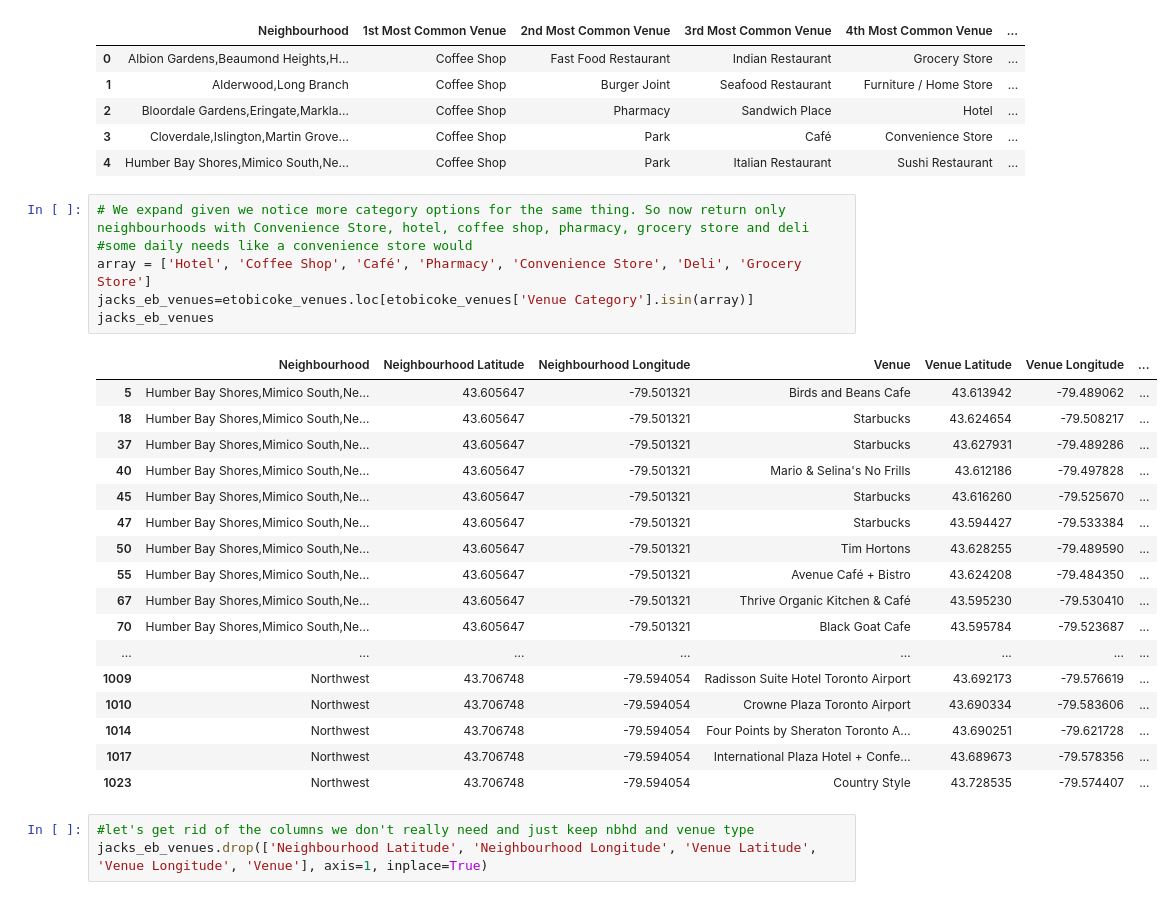
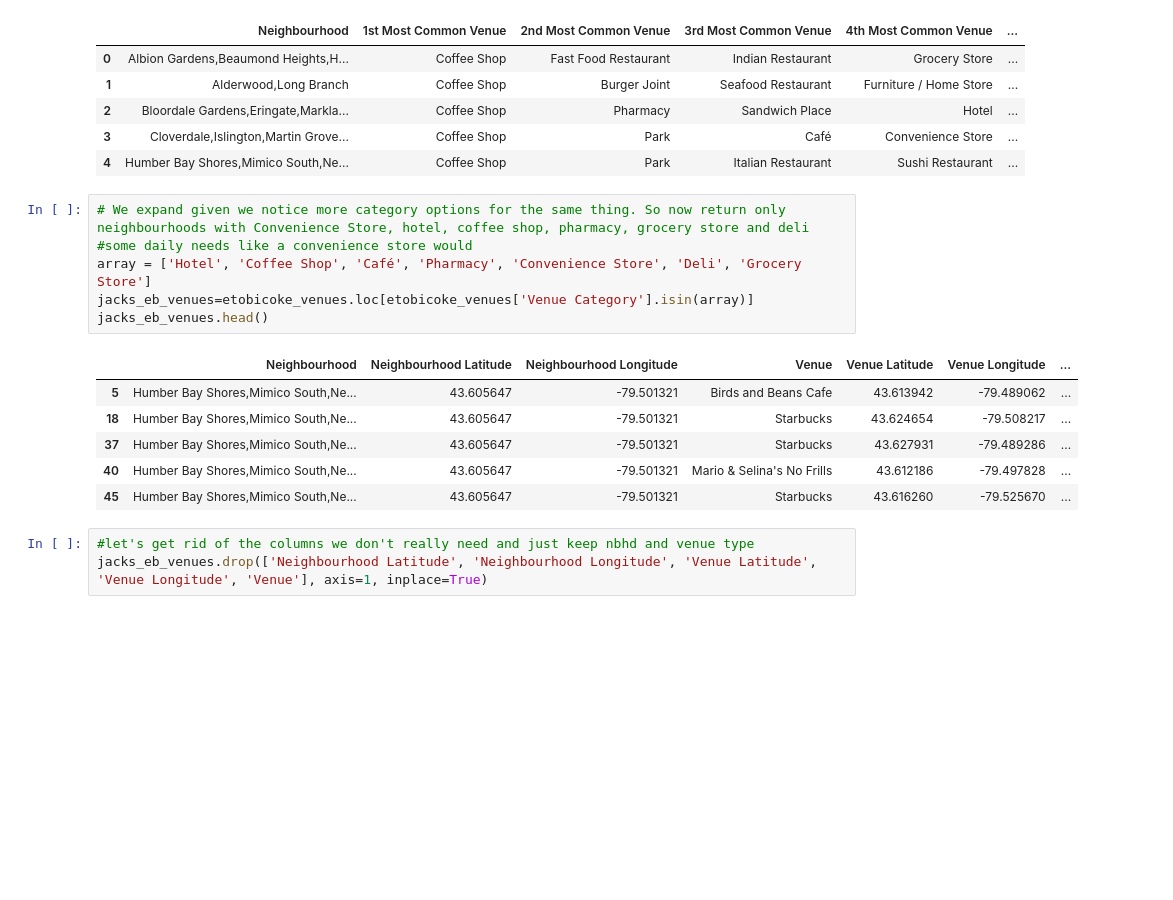
Before and after one commit to ManalChakra/Coursera_Capstone, a Jupyter notebook: Battle of the Boroughs.ipynb, the cells around one changed output. Saved outputs shown, nothing was run; the diff lists cells and outputs as text; blank space fills up the shorter version.

```diff
--- a/Battle of the Boroughs.ipynb
+++ b/Battle of the Boroughs.ipynb
@@ -1339,27 +1266,16 @@ neighbourhoods_eb_venues_sorted.head()
 # %%
 # We expand given we notice more category options for the same thing. So now return only neighbourhoods with Convenience Store, hotel, coffee shop, pharmacy, grocery store and deli
 #some daily needs like a convenience store would
 array = ['Hotel', 'Coffee Shop', 'Café', 'Pharmacy', 'Convenience Store', 'Deli', 'Grocery Store']
 jacks_eb_venues=etobicoke_venues.loc[etobicoke_venues['Venue Category'].isin(array)]
-jacks_eb_venues
+jacks_eb_venues.head()
 # %% [output]
 |  | Neighbourhood | Neighbourhood Latitude | Neighbourhood Longitude | Venue | Venue Latitude | Venue Longitude | ... |
 | 5 | Humber Bay Shores,Mimico South,Ne... | 43.605647 | -79.501321 | Birds and Beans Cafe | 43.613942 | -79.489062 | ... |
 | 18 | Humber Bay Shores,Mimico South,Ne... | 43.605647 | -79.501321 | Starbucks | 43.624654 | -79.508217 | ... |
 | 37 | Humber Bay Shores,Mimico South,Ne... | 43.605647 | -79.501321 | Starbucks | 43.627931 | -79.489286 | ... |
 | 40 | Humber Bay Shores,Mimico South,Ne... | 43.605647 | -79.501321 | Mario & Selina's No Frills | 43.612186 | -79.497828 | ... |
 | 45 | Humber Bay Shores,Mimico South,Ne... | 43.605647 | -79.501321 | Starbucks | 43.616260 | -79.525670 | ... |
-| 47 | Humber Bay Shores,Mimico South,Ne... | 43.605647 | -79.501321 | Starbucks | 43.594427 | -79.533384 | ... |
-| 50 | Humber Bay Shores,Mimico South,Ne... | 43.605647 | -79.501321 | Tim Hortons | 43.628255 | -79.489590 | ... |
-| 55 | Humber Bay Shores,Mimico South,Ne... | 43.605647 | -79.501321 | Avenue Café + Bistro | 43.624208 | -79.484350 | ... |
-| 67 | Humber Bay Shores,Mimico South,Ne... | 43.605647 | -79.501321 | Thrive Organic Kitchen & Café | 43.595230 | -79.530410 | ... |
-| 70 | Humber Bay Shores,Mimico South,Ne... | 43.605647 | -79.501321 | Black Goat Cafe | 43.595784 | -79.523687 | ... |
-| ... | ... | ... | ... | ... | ... | ... | ... |
-| 1009 | Northwest | 43.706748 | -79.594054 | Radisson Suite Hotel Toronto Airport | 43.692173 | -79.576619 | ... |
-| 1010 | Northwest | 43.706748 | -79.594054 | Crowne Plaza Toronto Airport | 43.690334 | -79.583606 | ... |
-| 1014 | Northwest | 43.706748 | -79.594054 | Four Points by Sheraton Toronto A... | 43.690251 | -79.621728 | ... |
-| 1017 | Northwest | 43.706748 | -79.594054 | International Plaza Hotel + Confe... | 43.689673 | -79.578356 | ... |
-| 1023 | Northwest | 43.706748 | -79.594054 | Country Style | 43.728535 | -79.574407 | ... |
 # %%
 #let's get rid of the columns we don't really need and just keep nbhd and venue type
 jacks_eb_venues.drop(['Neighbourhood Latitude', 'Neighbourhood Longitude', 'Venue Latitude', 'Venue Longitude', 'Venue'], axis=1, inplace=True)
```
Also changed, not shown: parts of 11 cells of this notebook.
